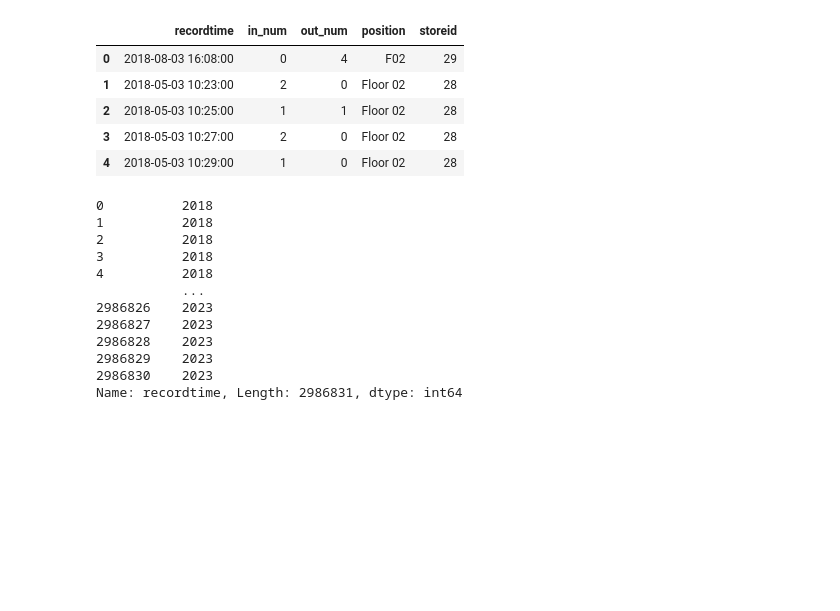
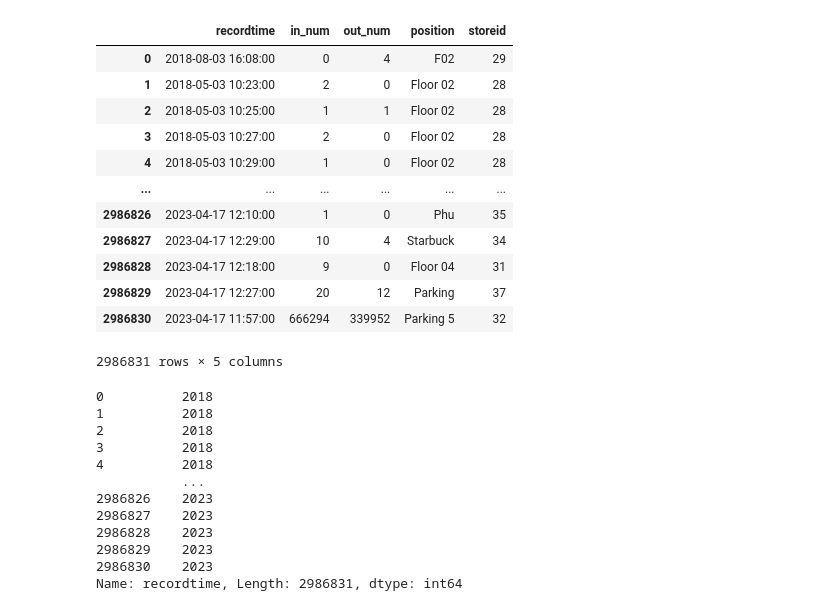
Before and after one commit to phongvu2010/Analytics-iCount-People, a Jupyter notebook: test.ipynb, the cells around one changed output. Saved outputs shown, nothing was run; the diff lists cells and outputs as text; code cells hidden in the pictures; blank space fills up the shorter version.

```diff
--- a/test.ipynb
+++ b/test.ipynb
@@ -7,16 +7,23 @@ from datetime import datetime
 # %%
 def getNumCrowd():
     return ds.dbNumCrowd()
 
 num_rowd = getNumCrowd()
-num_rowd.head(5)
+num_rowd
 # %% [output]
 |  | recordtime | in_num | out_num | position | storeid |
 | 0 | 2018-08-03 16:08:00 | 0 | 4 | F02 | 29 |
 | 1 | 2018-05-03 10:23:00 | 2 | 0 | Floor 02 | 28 |
 | 2 | 2018-05-03 10:25:00 | 1 | 1 | Floor 02 | 28 |
 | 3 | 2018-05-03 10:27:00 | 2 | 0 | Floor 02 | 28 |
 | 4 | 2018-05-03 10:29:00 | 1 | 0 | Floor 02 | 28 |
+| ... | ... | ... | ... | ... | ... |
+| 2986826 | 2023-04-17 12:10:00 | 1 | 0 | Phu | 35 |
+| 2986827 | 2023-04-17 12:29:00 | 10 | 4 | Starbuck | 34 |
+| 2986828 | 2023-04-17 12:18:00 | 9 | 0 | Floor 04 | 31 |
+| 2986829 | 2023-04-17 12:27:00 | 20 | 12 | Parking | 37 |
+| 2986830 | 2023-04-17 11:57:00 | 666294 | 339952 | Parking 5 | 32 |
+2986831 rows × 5 columns
 # %%
 # Daily:   [y = None, d = '2023-03-10', w = None                 , m = None   , q = None]
 # Weekly:  [y = 2023, d = None        , w = 'WK1 (01/01 - 01/01)', m = None   , q = None]
```
Also changed, not shown: parts of 9 cells of this notebook, 2 other files.
